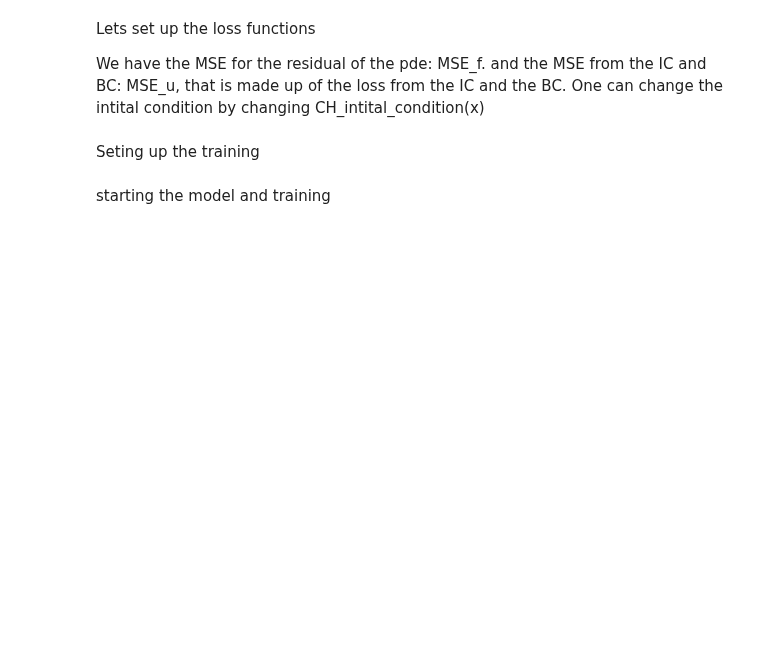
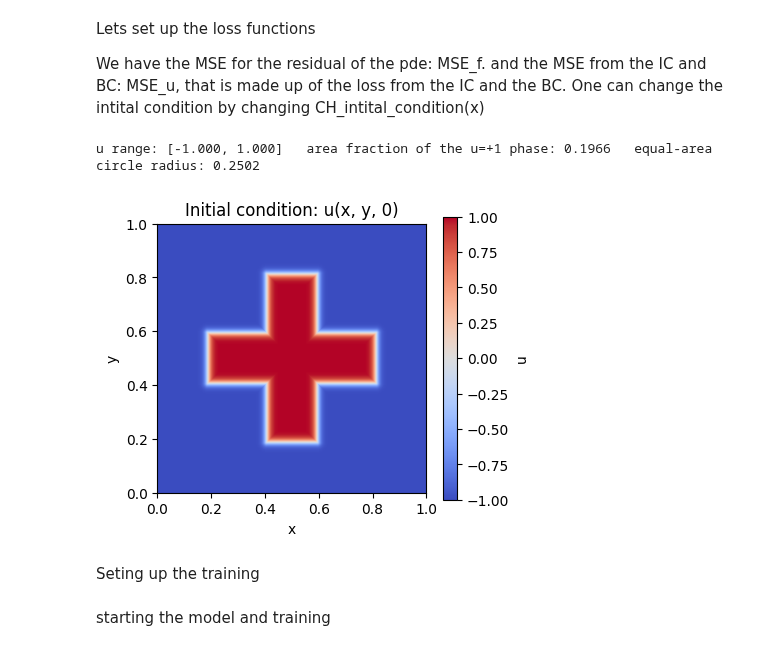
Before and after one commit to ChrisSkjer/energy-stable-pinns-ch, a Jupyter notebook: notebooks/pinn_CH_imp1.ipynb, the cells around one changed output. Saved outputs shown, nothing was run; the diff lists cells and outputs as text; code cells hidden in the pictures; blank space fills up the shorter version.

```diff
--- a/notebooks/pinn_CH_imp1.ipynb
+++ b/notebooks/pinn_CH_imp1.ipynb
@@ -210,6 +219,30 @@ def CH_loss(model, points, m = 1.0, epsilon = 0.01, w_ic=1.0, w_bc=1.0, w_pde=1.
         }
 
     return loss_fn
+# %%
+# Sanity check: the initial condition on its own, before any training.
+_n = 300
+_g = torch.linspace(0.0, 1.0, _n)
+_gx, _gy = torch.meshgrid(_g, _g, indexing="ij")
+_u0 = CH_initial_condition(
+    torch.stack([_gx.reshape(-1), _gy.reshape(-1), torch.zeros(_n * _n)], dim=1)
+).reshape(_n, _n)
+
+_area = (_u0 > 0).float().mean().item()
+print(f"u range: [{_u0.min():.3f}, {_u0.max():.3f}]   "
+      f"area fraction of the u=+1 phase: {_area:.4f}   "
+      f"equal-area circle radius: {(_area / np.pi) ** 0.5:.4f}")
+
+fig, ax = plt.subplots(figsize=(4.5, 4))
+im = ax.imshow(_u0.T.numpy(), origin="lower", extent=[0, 1, 0, 1],
+               cmap="coolwarm", vmin=-1, vmax=1, aspect="equal")
+ax.set(xlabel="x", ylabel="y", title="Initial condition: u(x, y, 0)")
+fig.colorbar(im, ax=ax, shrink=0.85, label="u")
+plt.tight_layout()
+plt.show()
+# %% [output]
+u range: [-1.000, 1.000]   area fraction of the u=+1 phase: 0.1966   equal-area circle radius: 0.2502
+[figure, added]
 # %% [markdown]
 Seting up the training
 # %%
```
Also changed, not shown: parts of 7 cells of this notebook, 1 other file.
